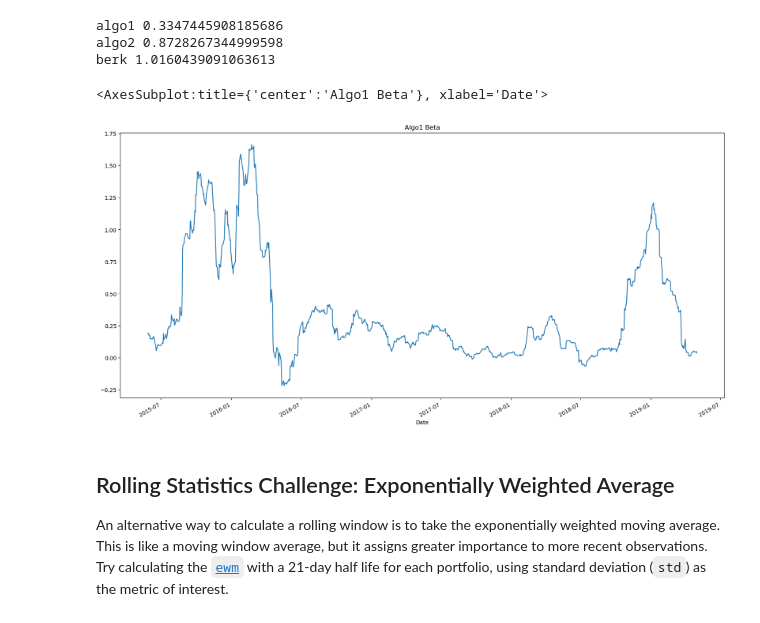
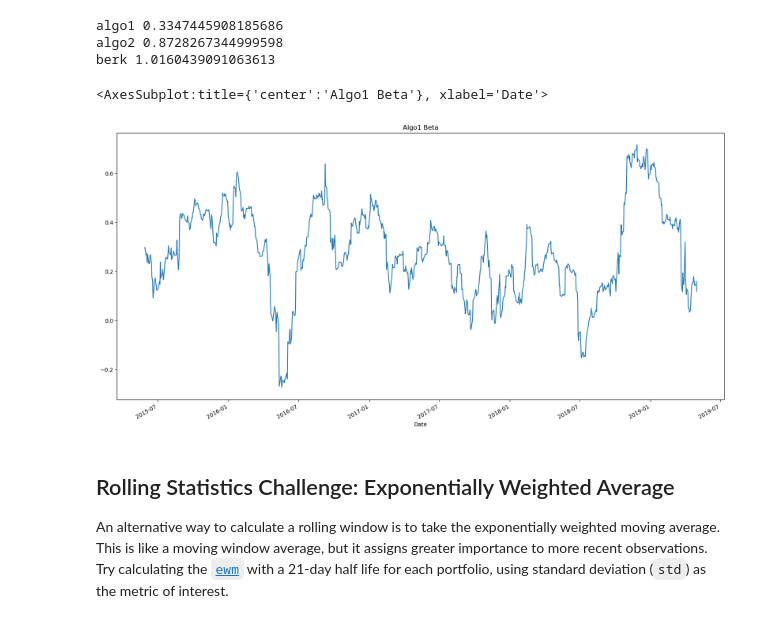
Before and after one commit to rafi-n/module4_challenge, a Jupyter notebook: whale_analysis.ipynb, the cells around one changed output. Cells and saved outputs as stored; diff of their text form; code cells hidden in the pictures.

```diff
--- a/whale_analysis.ipynb
+++ b/whale_analysis.ipynb
@@ -50,6 +52,6 @@ def load_csv_to_df(path_to_csv, report_nulls=True, dropnulls=True):
 # %%
 # Reading whale returns
-whale_df = load_csv_to_df('./Resources/whale_returns.csv')
+whale_df = ft.load_csv_to_df('./Resources/whale_returns.csv')
 # %% [output]
 Nulls found:
 --------------------------------
@@ -72,7 +74,7 @@ All null values removed!
 Read the algorithmic daily returns and clean the data.
 # %%
 # Reading algorithmic returns
-algo_df = load_csv_to_df('./Resources/algo_returns.csv')
+algo_df = ft.load_csv_to_df('./Resources/algo_returns.csv')
 # %% [output]
 Nulls found:
 --------------------------------
@@ -93,7 +95,7 @@ All null values removed!
 Read the S&P TSX 60 historic closing prices and create a new daily returns DataFrame from the data.
 # %%
 # Reading S&P TSX 60 Closing Prices
-sp_tsx_df = load_csv_to_df('./Resources/sp_tsx_history.csv')
+sp_tsx_df = ft.load_csv_to_df('./Resources/sp_tsx_history.csv')
 # %% [output]
 Nulls found:
 --------------------------------
@@ -286,14 +288,20 @@ all_returns_corr_df
 # %% [markdown]
 ### Calculate and Plot Beta for a chosen portfolio and the S&P 60 TSX
 # %%
-algo1_cov = all_returns_df['Algo 1'].cov(all_returns_df['S&P TSX'])
-algo2_cov = all_returns_df['Algo 2'].cov(all_returns_df['S&P TSX'])
-berk_cov = all_returns_df['BERKSHIRE HATHAWAY INC'].cov(all_returns_df['S&P TSX'])
-var_mkt = all_returns_df['S&P TSX'].var()
+# Find the betas for Algo1, Algo2, and Berkshire since they look like the strongest performers so far
+
+# algo1_cov = all_returns_df['Algo 1'].cov(all_returns_df['S&P TSX'])
+# algo2_cov = all_returns_df['Algo 2'].cov(all_returns_df['S&P TSX'])
+# berk_cov = all_returns_df['BERKSHIRE HATHAWAY INC'].cov(all_returns_df['S&P TSX'])
+# var_mkt = all_returns_df['S&P TSX'].var()
+market_return = all_returns_df['S&P TSX']
+beta_algo1_mkt = ft.beta(all_returns_df['Algo 1'], market_return)
+beta_algo2_mkt = ft.beta(all_returns_df['Algo 2'], market_return)
+beta_berk_mkt = ft.beta(all_returns_df['BERKSHIRE HATHAWAY INC'], market_return)
 print(f"""
-algo1 {algo1_cov/var_mkt}
-algo2 {algo2_cov/var_mkt}
-berk {berk_cov/var_mkt}
+algo1 {beta_algo1_mkt}
+algo2 {beta_algo2_mkt}
+berk {beta_berk_mkt}
 """)
 # %% [output]
 algo1 0.3347445908185686
@@ -302,17 +310,18 @@ berk 1.0160439091063613
 # %%
 # Calculate covariance of a single portfolio - Algo1
 cov_rolling_60day_algo1 = all_returns_df['Algo 1'].rolling(window=60).cov(all_returns_df['S&P TSX'])
 # Calculate variance of S&P TSX
 var_rolling_60day_sp_tsx = all_returns_df['S&P TSX'].var()
 
 # Computing beta
-beta_rolling_60day_algo1 = cov_rolling_60day_algo1 / var_rolling_60day_sp_tsx
+beta_rolling_60day_algo1 = ft.beta(all_returns_df['Algo 1'], market_return, roll_win=60)
+# beta_rolling_60day_algo1 = cov_rolling_60day_algo1 / var_rolling_60day_sp_tsx
 
 # Plot beta trend
 beta_rolling_60day_algo1.plot(figsize=(20,10), title='Algo1 Beta')
 # %% [output]
 <AxesSubplot:title={'center':'Algo1 Beta'}, xlabel='Date'>
-[figure, old version]
+[figure, new version]
 # %% [markdown]
 ## Rolling Statistics Challenge: Exponentially Weighted Average
 
```
Also changed, not shown: parts of 11 cells of this notebook, 1 other file.
